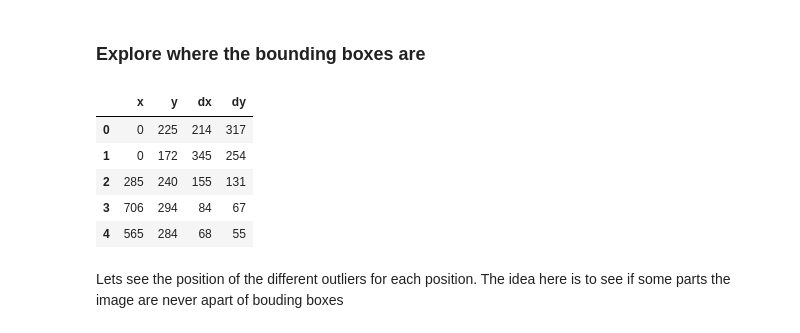
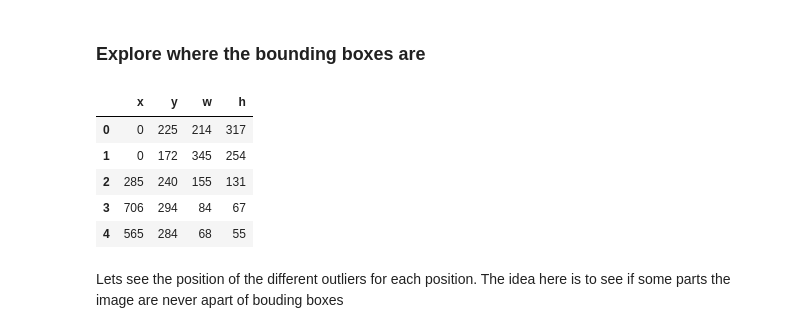
Before and after one commit to adrienloizeau/HOG-Car-Dectector, a Jupyter notebook: data_eda.ipynb, the cells around one changed output. Drawn from its saved outputs; the diff is of its cells as text; code cells hidden in the pictures.

```diff
--- a/data_eda.ipynb
+++ b/data_eda.ipynb
@@ -124,25 +124,25 @@ Size of images is: (720, 1280, 3)
 # %%
 x_arr = []
 dx_arr = []
 y_arr = []
 dy_arr = []
 
 for row in df_ground_truth["bounding_boxes"]:
         try:
                 row = row.split(" ")
                 boxes = np.array_split(row, len(row) / 4)
                 for x,y, dx, dy in boxes:
                         x_arr.append(x)
                         dx_arr.append(dx)
                         y_arr.append(y)
                         dy_arr.append(dy)
         except:
                 pass
 
-df_gt_data_info = pd.DataFrame(data=  {"x": x_arr,"y": y_arr, "dx": dx_arr,"dy": dy_arr})
+df_gt_data_info = pd.DataFrame(data=  {"x": x_arr,"y": y_arr, "w": dx_arr,"h": dy_arr})
 df_gt_data_info.head()
 # %% [output]
-|  | x | y | dx | dy |
+|  | x | y | w | h |
 | 0 | 0 | 225 | 214 | 317 |
 | 1 | 0 | 172 | 345 | 254 |
 | 2 | 285 | 240 | 155 | 131 |
```
Also changed, not shown: parts of 11 cells of this notebook, 7 other files.
